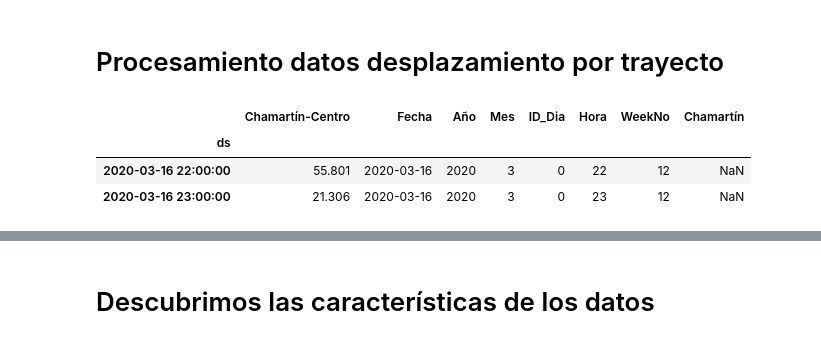
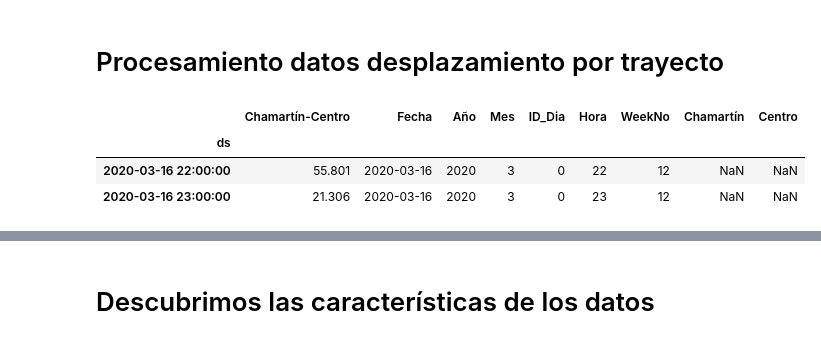
Before and after one commit to Jhonvalencia77/5to_avance, a Jupyter notebook: Patrones_AjustarModelo.ipynb, the cells around one changed output, grey strips where cells are left out. Cells and saved outputs as stored; diff of their text form; code cells hidden in the pictures.

```diff
--- a/Patrones_AjustarModelo.ipynb
+++ b/Patrones_AjustarModelo.ipynb
@@ -189,6 +189,7 @@ def df_origen(origen,destino):
     df_Final['Hora'] = df_Final.index.hour
     df_Final['WeekNo'] = df_Final.index.isocalendar().week
     df_Final[lines_names[origen]] = table_Final["Madrid"+"-"+lines_names[origen]].loc['2020-02-14':'2020-03-16']
+    df_Final[lines_names[destino]] = table_Final["Madrid"+"-"+lines_names[destino]].loc['2020-02-14':'2020-03-16']
 
 
     #Filtramos el destino
@@ -212,7 +213,7 @@ def df_origen(origen,destino):
     df1_Final['Hora'] = df1_Final.index.hour
     df1_Final['WeekNo'] = df1_Final.index.isocalendar().week
     df1_Final[lines_names[origen]] = table_Final["Madrid"+"-"+lines_names[origen]].loc['2020-03-17':'2020-05-31']
-
+    df1_Final[lines_names[destino]] = table_Final["Madrid"+"-"+lines_names[destino]].loc['2020-03-17':'2020-05-31']
 
     #Filtramos el destino
     columns_names_df = df2.columns
@@ -235,6 +236,7 @@ def df_origen(origen,destino):
     df2_Final['Hora'] = df2_Final.index.hour
     df2_Final['WeekNo'] = df2_Final.index.isocalendar().week
     df2_Final[lines_names[origen]] = table2_Final["Madrid"+"-"+lines_names[origen]].loc['2020-06-01':'2020-07-31']
+    df2_Final[lines_names[destino]] = table2_Final["Madrid"+"-"+lines_names[destino]].loc['2020-06-01':'2020-07-31']
 
 
     #Filtramos el destino
@@ -258,6 +260,7 @@ def df_origen(origen,destino):
     df3_Final['Hora'] = df3_Final.index.hour
     df3_Final['WeekNo'] = df3_Final.index.isocalendar().week
     df3_Final[lines_names[origen]] = table2_Final["Madrid"+"-"+lines_names[origen]].loc['2020-08-01':'2020-10-31']
+    df3_Final[lines_names[destino]] = table2_Final["Madrid"+"-"+lines_names[destino]].loc['2020-08-01':'2020-10-31']
 
 
     #Filtramos el destino
@@ -281,6 +284,7 @@ def df_origen(origen,destino):
     df4_Final['Hora'] = df4_Final.index.hour
     df4_Final['WeekNo'] = df4_Final.index.isocalendar().week
     df4_Final[lines_names[origen]] = table2_Final["Madrid"+"-"+lines_names[origen]].loc['2020-11-01':'2020-12-31']
+    df4_Final[lines_names[destino]] = table2_Final["Madrid"+"-"+lines_names[destino]].loc['2020-11-01':'2020-12-31']
 
 
     #Filtramos el destino
@@ -304,42 +308,44 @@ def df_origen(origen,destino):
     df5_Final['Hora'] = df5_Final.index.hour
     df5_Final['WeekNo'] = df5_Final.index.isocalendar().week
     df5_Final[lines_names[origen]] = table2_Final["Madrid"+"-"+lines_names[origen]].loc['2021-01-01':'2021-01-31']
+    df5_Final[lines_names[destino]] = table2_Final["Madrid"+"-"+lines_names[destino]].loc['2021-01-01':'2021-01-31']
 
 
     #Filtramos el destino
     columns_names_df = df6.columns
     names_1 = list(columns_names_df)
     listaDst=["ds"]
     for trayectos in names_1:
         x=trayectos.split("-",1)[1]
         if x==destino:
             listaDst.append(trayectos)
     df6_Final = pd.read_csv("/home/jonathan/tesis/3er_avance/Trayectos_Periodo_Confinamiento6.csv", sep=',',index_col=0, parse_dates=True, usecols=listaDst)
 
     #Cambiamos el nombre de las columnas
     df6_Final.columns = [lines_names[origen]+"-"+lines_names[destino]]
 
     #Añadimos columnas al Dataframe
     df6_Final['Fecha'] = df6_Final.index.date
     df6_Final['Año'] = df6_Final.index.year
     df6_Final['Mes'] = df6_Final.index.month
     df6_Final['ID_Dia'] = df6_Final.index.dayofweek
     df6_Final['Hora'] = df6_Final.index.hour
     df6_Final['WeekNo'] = df6_Final.index.isocalendar().week
     df6_Final[lines_names[origen]] = table2_Final["Madrid"+"-"+lines_names[origen]].loc['2021-02-01':'2021-05-09']
+    df6_Final[lines_names[destino]] = table2_Final["Madrid"+"-"+lines_names[destino]].loc['2021-02-01':'2021-05-09']
 
 
     return df_Final, df1_Final, df2_Final, df3_Final, df4_Final, df5_Final, df6_Final, listaDst
 
 origen = "2807905"
 destino = "2807901"
 df_Final, df1_Final, df2_Final, df3_Final, df4_Final, df5_Final, df6_Final, listaDst = df_origen(origen,destino)
 df_Final.tail(2)
 # %% [output]
-|  | Chamartín-Centro | Fecha | Año | Mes | ID_Dia | Hora | WeekNo | Chamartín |
-| ds |  |  |  |  |  |  |  |  |
-| 2020-03-16 22:00:00 | 55.801 | 2020-03-16 | 2020 | 3 | 0 | 22 | 12 | NaN |
-| 2020-03-16 23:00:00 | 21.306 | 2020-03-16 | 2020 | 3 | 0 | 23 | 12 | NaN |
+|  | Chamartín-Centro | Fecha | Año | Mes | ID_Dia | Hora | WeekNo | Chamartín | Centro |
+| ds |  |  |  |  |  |  |  |  |  |
+| 2020-03-16 22:00:00 | 55.801 | 2020-03-16 | 2020 | 3 | 0 | 22 | 12 | NaN | NaN |
+| 2020-03-16 23:00:00 | 21.306 | 2020-03-16 | 2020 | 3 | 0 | 23 | 12 | NaN | NaN |
 # %%
 #df6_Final[2040:2100]
 # %%
```
Also changed, not shown: parts of 8 cells of this notebook.
